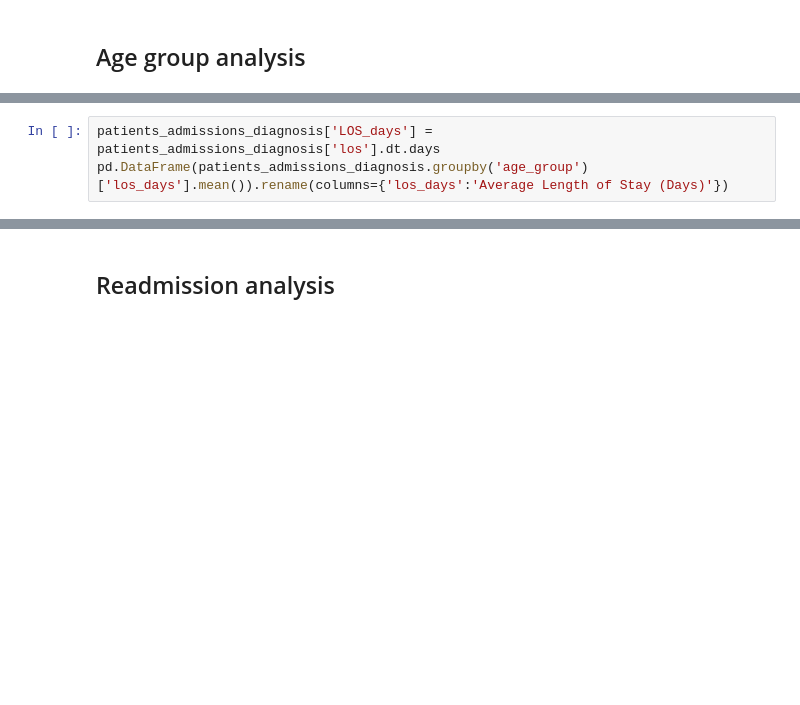
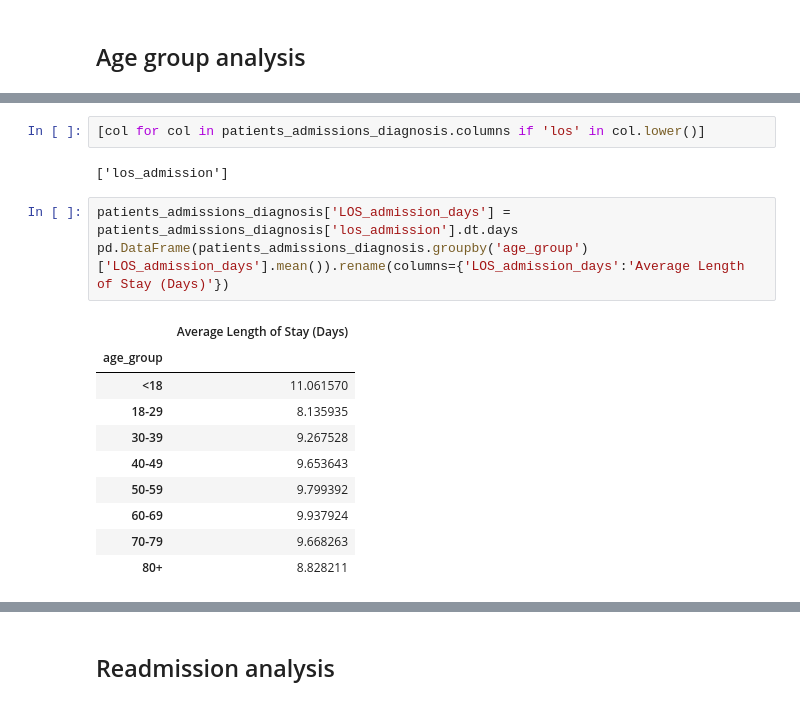
Before and after one commit to ianian-dot/mimic-3-etl, a Jupyter notebook: MIMIC3-Project-1.ipynb, the cells around one changed output, grey strips where cells are left out. Drawn from its saved outputs; the diff is of its cells as text; blank space fills up the shorter version.

```diff
--- a/MIMIC3-Project-1.ipynb
+++ b/MIMIC3-Project-1.ipynb
@@ -350,5 +670,20 @@ pd.DataFrame(patients_admissions_diagnosis.groupby('age_group')['diagnosis'].agg
+# %%
+[col for col in patients_admissions_diagnosis.columns if 'los' in col.lower()]
+# %% [output]
+['los_admission']
 # %%
-patients_admissions_diagnosis['LOS_days'] = patients_admissions_diagnosis['los'].dt.days
-pd.DataFrame(patients_admissions_diagnosis.groupby('age_group')['los_days'].mean()).rename(columns={'los_days':'Average Length of Stay (Days)'})
+patients_admissions_diagnosis['LOS_admission_days'] = patients_admissions_diagnosis['los_admission'].dt.days
+pd.DataFrame(patients_admissions_diagnosis.groupby('age_group')['LOS_admission_days'].mean()).rename(columns={'LOS_admission_days':'Average Length of Stay (Days)'})
+# %% [output]
+|  | Average Length of Stay (Days) |
+| age_group |  |
+| <18 | 11.061570 |
+| 18-29 | 8.135935 |
+| 30-39 | 9.267528 |
+| 40-49 | 9.653643 |
+| 50-59 | 9.799392 |
+| 60-69 | 9.937924 |
+| 70-79 | 9.668263 |
+| 80+ | 8.828211 |
 # %%
 patients_admissions_diagnosis.columns
```
Also changed, not shown: parts of 49 cells of this notebook, 8 other files.
